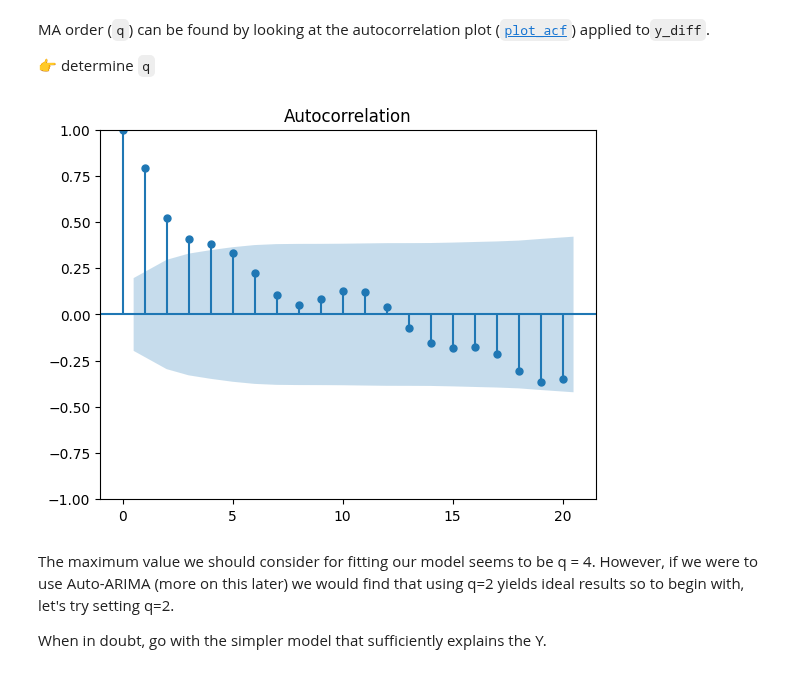
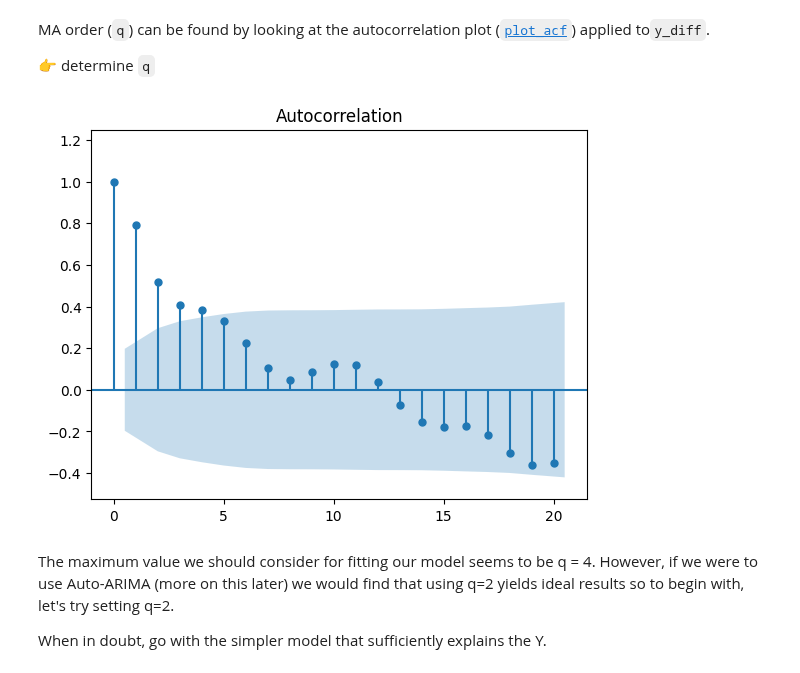
Before and after one commit to Ilse-hutten/arima-times-series, a Jupyter notebook: arima.ipynb, the cells around one changed output. Drawn from its saved outputs; the diff is of its cells as text; code cells hidden in the pictures.

```diff
--- a/arima.ipynb
+++ b/arima.ipynb
@@ -122,10 +122,9 @@ MA order (`q`) can be found by looking at the autocorrelation plot ([`plot_acf`]
 # %%
 from statsmodels.graphics.tsaplots import plot_acf, plot_pacf
 # %%
-plot_acf(y_diff)
-plt.show()
+plot_acf(y_diff, auto_ylims=True);
 # %% [output]
-[figure, old version]
+[figure, new version]
 # %% [markdown]
 The maximum value we should consider for fitting our model seems to be q = 4. However, if we were to use Auto-ARIMA (more on this later) we would find that using q=2 yields ideal results so to begin with, let's try setting q=2.
 
```
Also changed, not shown: parts of 36 cells of this notebook.
